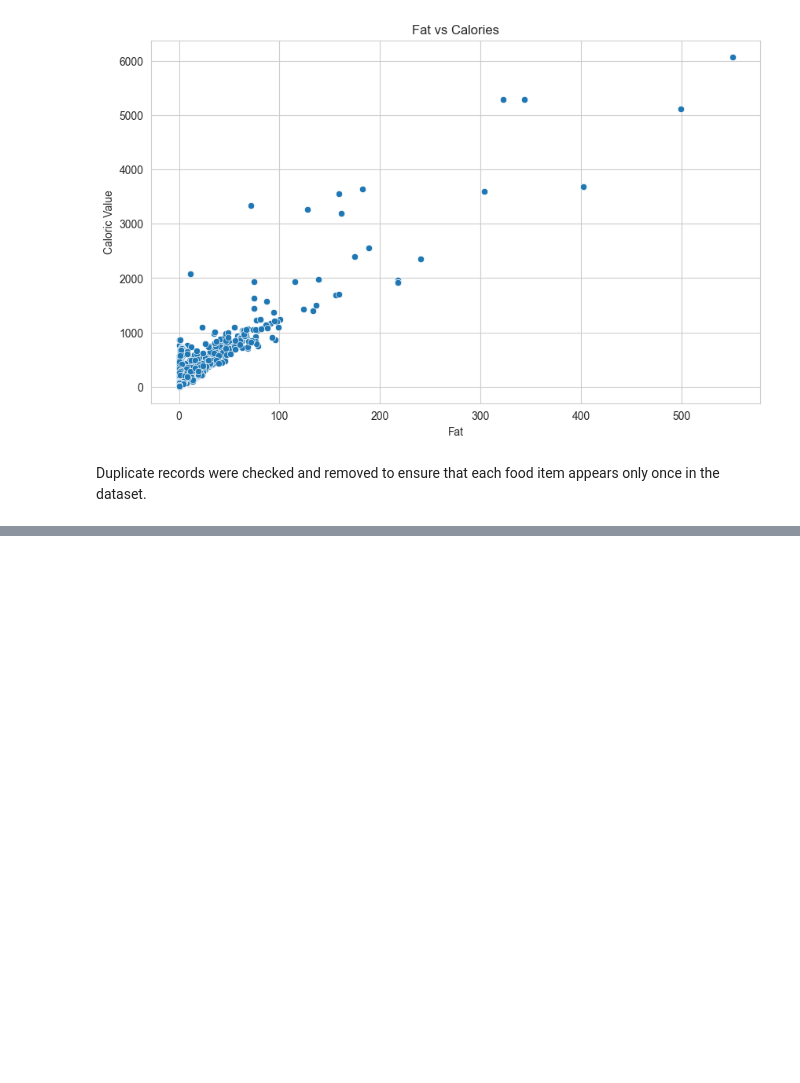
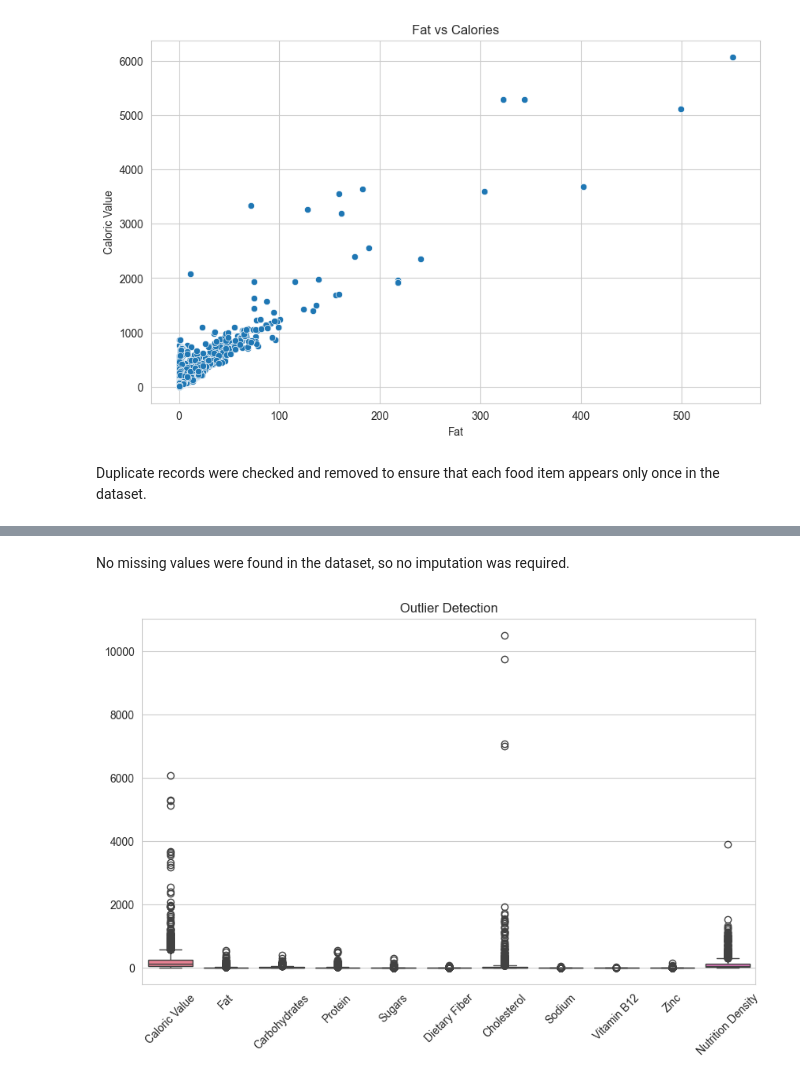
Before and after one commit to YossayutRT/Welly-AI-Final-Project-, a Jupyter notebook: Notebooks/eda_2 copy.ipynb, the cells around one changed output, grey strips where cells are left out. Drawn from its saved outputs; the diff is of its cells as text; code cells hidden in the pictures; blank space fills up the shorter version.

Commit message:
Data Cleaning

```diff
--- a/Notebooks/eda_2 copy.ipynb
+++ b/Notebooks/eda_2 copy.ipynb
@@ -277,0 +325,16 @@ Duplicate records were checked and removed to ensure that each food item appears
+# %% [markdown]
+No missing values were found in the dataset, so no imputation was required.
+# %%
+# Outlier Detection
+import seaborn as sns
+import matplotlib.pyplot as plt
+
+plt.figure(figsize=(10,6))
+
+sns.boxplot(data=df_selected.drop(columns="food"))
+
+plt.xticks(rotation=45)
+plt.title("Outlier Detection")
+plt.show()
+# %% [output]
+[figure, added]
```
Also changed, not shown: parts of 6 cells of this notebook.
